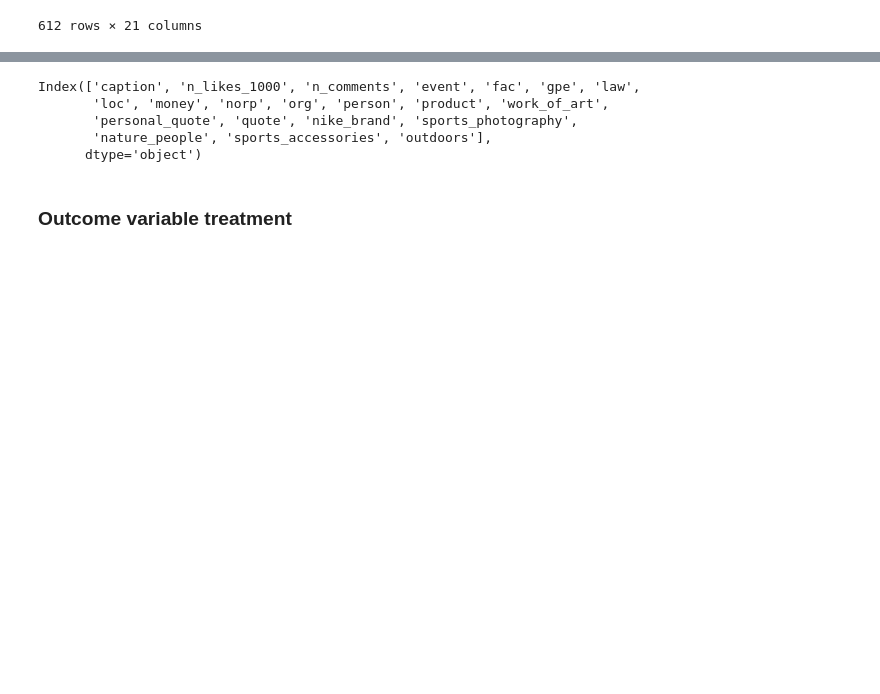
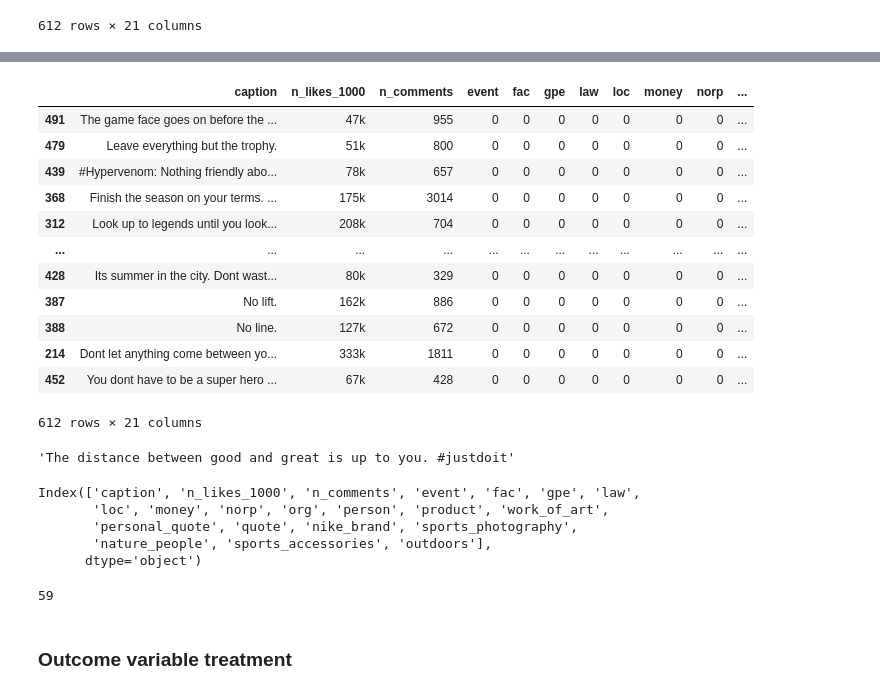
Before and after one commit to vicgpt/Unstructured-Data-Analytics, a Jupyter notebook: Project/supervised_learning.ipynb, the cells around one changed output, grey strips where cells are left out. Saved outputs shown, nothing was run; the diff lists cells and outputs as text; code cells hidden in the pictures; blank space fills up the shorter version.

```diff
--- a/Project/supervised_learning.ipynb
+++ b/Project/supervised_learning.ipynb
@@ -101,3 +132,23 @@ nike_supervised
+# %%
+nike_supervised.sort_values('sports_accessories', ascending=False)
+# %% [output]
+|  | caption | n_likes_1000 | n_comments | event | fac | gpe | law | loc | money | norp | ... |
+| 491 | The game face goes on before the ... | 47k | 955 | 0 | 0 | 0 | 0 | 0 | 0 | 0 | ... |
+| 479 | Leave everything but the trophy. | 51k | 800 | 0 | 0 | 0 | 0 | 0 | 0 | 0 | ... |
+| 439 | #Hypervenom: Nothing friendly abo... | 78k | 657 | 0 | 0 | 0 | 0 | 0 | 0 | 0 | ... |
+| 368 | Finish the season on your terms. ... | 175k | 3014 | 0 | 0 | 0 | 0 | 0 | 0 | 0 | ... |
+| 312 | Look up to legends until you look... | 208k | 704 | 0 | 0 | 0 | 0 | 0 | 0 | 0 | ... |
+| ... | ... | ... | ... | ... | ... | ... | ... | ... | ... | ... | ... |
+| 428 | Its summer in the city. Dont wast... | 80k | 329 | 0 | 0 | 0 | 0 | 0 | 0 | 0 | ... |
+| 387 | No lift. | 162k | 886 | 0 | 0 | 0 | 0 | 0 | 0 | 0 | ... |
+| 388 | No line. | 127k | 672 | 0 | 0 | 0 | 0 | 0 | 0 | 0 | ... |
+| 214 | Dont let anything come between yo... | 333k | 1811 | 0 | 0 | 0 | 0 | 0 | 0 | 0 | ... |
+| 452 | You dont have to be a super hero ... | 67k | 428 | 0 | 0 | 0 | 0 | 0 | 0 | 0 | ... |
+612 rows × 21 columns
+# %%
+nike_supervised.iloc[nike_supervised['outdoors'].idxmax(), 0]
+# %% [output]
+'The distance between good and great is up to you. #justdoit'
 # %%
 nike_supervised.columns
 # %% [output]
@@ -106,6 +157,10 @@ Index(['caption', 'n_likes_1000', 'n_comments', 'event', 'fac', 'gpe', 'law',
        'personal_quote', 'quote', 'nike_brand', 'sports_photography',
        'nature_people', 'sports_accessories', 'outdoors'],
       dtype='object')
+# %%
+nike_supervised[['personal_quote', 'quote']].sum().sum()
+# %% [output]
+59
 # %% [markdown]
 ### Outcome variable treatment
 # %%
```
Also changed, not shown: parts of 27 cells of this notebook, 23 other files.
